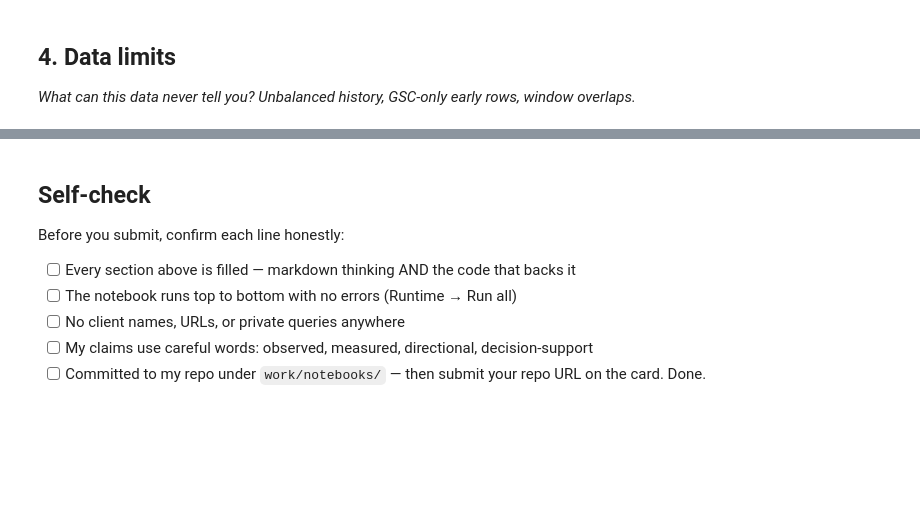
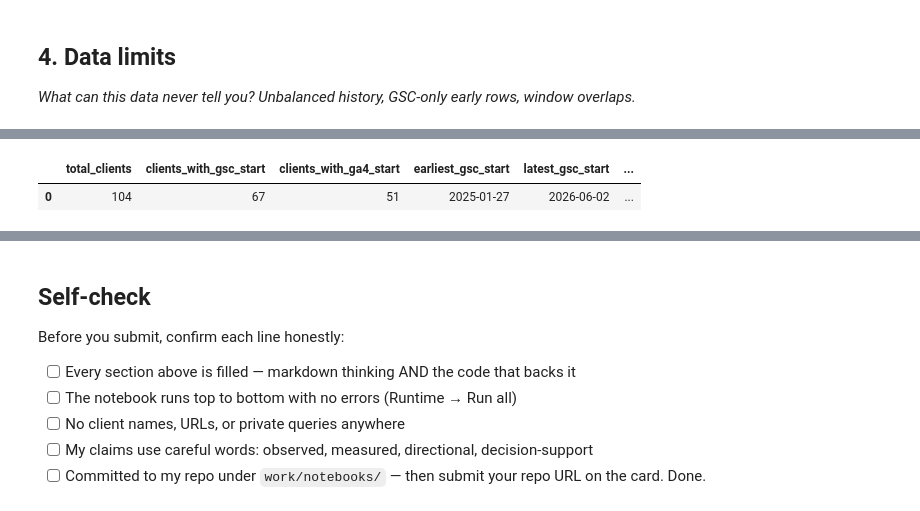
Before and after one commit to azkakhan4/flyrank-ai-internship, a Jupyter notebook: work/notebooks/w03_data_contract.ipynb, the cells around one changed output, grey strips where cells are left out. Cells and saved outputs as stored; diff of their text form; code cells hidden in the pictures; blank space fills up the shorter version.

```diff
--- a/work/notebooks/w03_data_contract.ipynb
+++ b/work/notebooks/w03_data_contract.ipynb
@@ -33,0 +352,17 @@ This skeleton is yours to fill. Work the sections **in order** — each one has
+# %%
+con.sql("""
+SELECT
+    COUNT(*) AS total_clients,
+    COUNT(gsc_data_start) AS clients_with_gsc_start,
+    COUNT(ga4_data_start) AS clients_with_ga4_start,
+    MIN(gsc_data_start) AS earliest_gsc_start,
+    MAX(gsc_data_start) AS latest_gsc_start,
+    MIN(ga4_data_start) AS earliest_ga4_start,
+    MAX(ga4_data_start) AS latest_ga4_start
+FROM read_parquet(
+    'hf://datasets/FlyRank/internship-warehouse/dim_clients.parquet'
+)
+""").df()
+# %% [output]
+|  | total_clients | clients_with_gsc_start | clients_with_ga4_start | earliest_gsc_start | latest_gsc_start | ... |
+| 0 | 104 | 67 | 51 | 2025-01-27 | 2026-06-02 | ... |
```
Also changed, not shown: parts of 20 cells of this notebook.
